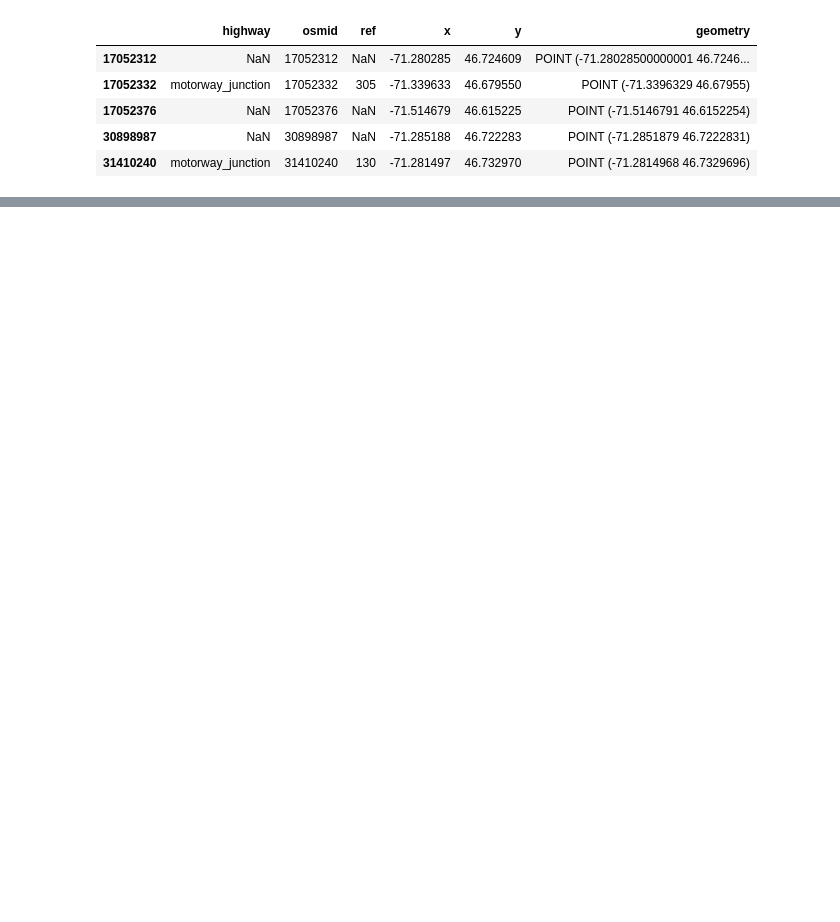
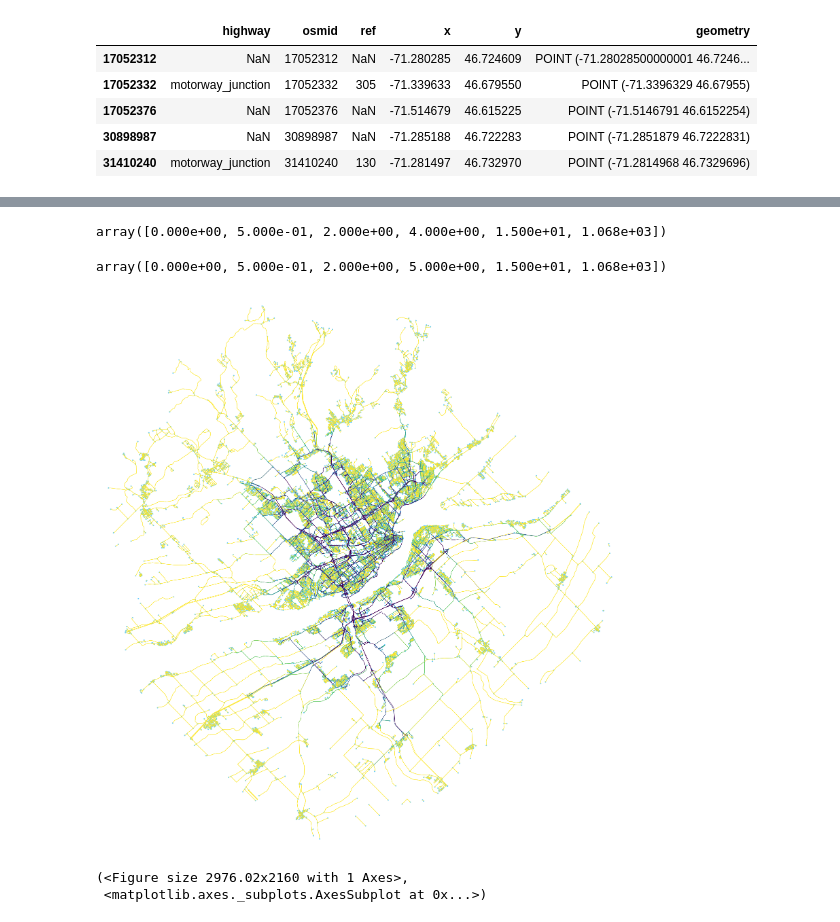
Before and after one commit to SimonCoulombe/dessine_moi_un_tramway, a Jupyter notebook: bridge_works.ipynb, the cells around one changed output, grey strips where cells are left out. Saved outputs shown, nothing was run; the diff lists cells and outputs as text; code cells hidden in the pictures; blank space fills up the shorter version.

```diff
--- a/bridge_works.ipynb
+++ b/bridge_works.ipynb
@@ -320,12 +320,18 @@ count_occurrences = Counter(test)
 90
 # %%
 # --------------------------------
-#  NOT FUNCTIONAL YET:  add occurrences count to edge data in graph
+#  add occurrences count to edge data in graph
 # --------------------------------
 
 
 for u, v, k, data in G_nobridge.edges(data=True, keys=True):
   data["occurrences"] = count_occurrences[u,v]
 
-#for u, v, k, data in G_nobridge.edges(data=True, keys=True):
-#  print(data["occurrences"] )
+
+for u, v, k, data in G_bridge.edges(data=True, keys=True):
+  data["occurrences"] = count_occurrences[u,v]
+# %%
+# ok, the data occurences really has been created
+for u, v, k, data in G_nobridge.edges(data=True, keys=True):
+    if (u == 280618575) or (v == 280618575): # node pont de québec
+        print(u, v, data["occurrences"] )
@@ -352,0 +369,16 @@ Object `G_nobridges.nodes` not found.
+# %%
+# ------------------------------------
+#  modify the call to pd.qcut to get my own edge colors
+# first I called qcut with duplicated = 'drop' , but this raised the  "bin edges must be unique" error
+# a solution is here: https://stackoverflow.com/questions/38309144/qcut-pandas-valueerror-bin-edges-must-be-unique
+# I dont like it very much because everything that is not zero is very dark
+# ------------------------------------
+num_bins =5
+attr_values = pd.Series([data["occurrences"] for u, v, key, data in G_nobridge.edges(keys=True, data=True)])
+cmap='viridis'
+start = 1 # I inverted the scale because I like large values to be dark..
+stop = 0
+
+cats = pd.qcut(attr_values.rank(method='first'), num_bins, labels=False)
+colors = ox.get_colors(num_bins, cmap, start, stop)
+ec = [colors[int(cat)] if pd.notnull(cat) else na_color for cat in cats]
@@ -352,0 +387,51 @@ Object `G_nobridges.nodes` not found.
+# %%
+# -----------------------------
+#  I preferSolution 2: bin1 contains only 0s   from  # https://stackoverflow.com/questions/20158597/how-to-qcut-with-non-unique-bin-edges/40548606#40548606
+#  because it groups all zeroes in a bin, the evenly distributes the remaining values.
+# problem:  pd.tools.tile._bins_to_cuts  doesnt exist, so we will use pd.cut instead
+# mx = np.ma.masked_equal(arr, 0, copy=True)
+# bins = algos.quantile(arr[~mx.mask], np.linspace(0, 1, 11))
+# bins = np.insert(bins, 0, 0)
+# bins[1] = bins[1]-(bins[1]/2)
+# result = pd.tools.tile._bins_to_cuts(arr, bins, include_lowest=True)
+# -----------------------------
+
+num_bins =5
+cmap='viridis'
+start = 1 # I inverted the scale because I like large values to be dark..
+stop = 0
+
+
+import pandas.core.algorithms as algos
+attr_values = pd.Series([data["occurrences"] for u, v, key, data in G_nobridge.edges(keys=True, data=True)])
+arr = pd.DataFrame.to_numpy(attr_values, dtype=float)
+mx = np.ma.masked_equal(arr, 0, copy=True)
+bins = algos.quantile(arr[~mx.mask], np.linspace(0, 1, num_bins))
+bins = np.insert(bins, 0, 0)
+bins[1] = bins[1]-(bins[1]/2)
+cats = pd.cut(arr, bins, right=True, labels=False, retbins=False, precision=3, include_lowest=True)
+colors = ox.get_colors(num_bins, cmap, start, stop)
+ec_nobridge = [colors[int(cat)] if pd.notnull(cat) else na_color for cat in cats]
+bins
+# %% [output]
+array([0.000e+00, 5.000e-01, 2.000e+00, 4.000e+00, 1.500e+01, 1.068e+03])
+# %%
+attr_values = pd.Series([data["occurrences"] for u, v, key, data in G_bridge.edges(keys=True, data=True)])
+
+arr = pd.DataFrame.to_numpy(attr_values, dtype=float)  # float is required, otherwise bin[1] - bin[1]/2 may lead to duplicate bins again..
+mx = np.ma.masked_equal(arr, 0, copy=True)
+bins = algos.quantile(arr[~mx.mask], np.linspace(0, 1, num_bins))
+bins = np.insert(bins, 0, 0)
+bins[1] = bins[1]-(bins[1]/2)
+cats = pd.cut(arr, bins, right=True, labels=False, retbins=False, precision=3, include_lowest=True)
+colors = ox.get_colors(num_bins, cmap, start, stop)
+ec_bridge = [colors[int(cat)] if pd.notnull(cat) else na_color for cat in cats]
+bins
+# %% [output]
+array([0.000e+00, 5.000e-01, 2.000e+00, 5.000e+00, 1.500e+01, 1.068e+03])
+# %%
+ox.plot_graph(G_nobridge, edge_color=ec,  fig_height=30)
+# %% [output]
+[figure, added]
+(<Figure size 2976.02x2160 with 1 Axes>,
+ <matplotlib.axes._subplots.AxesSubplot at 0x...>)
```
Also changed, not shown: parts of 6 cells of this notebook.
